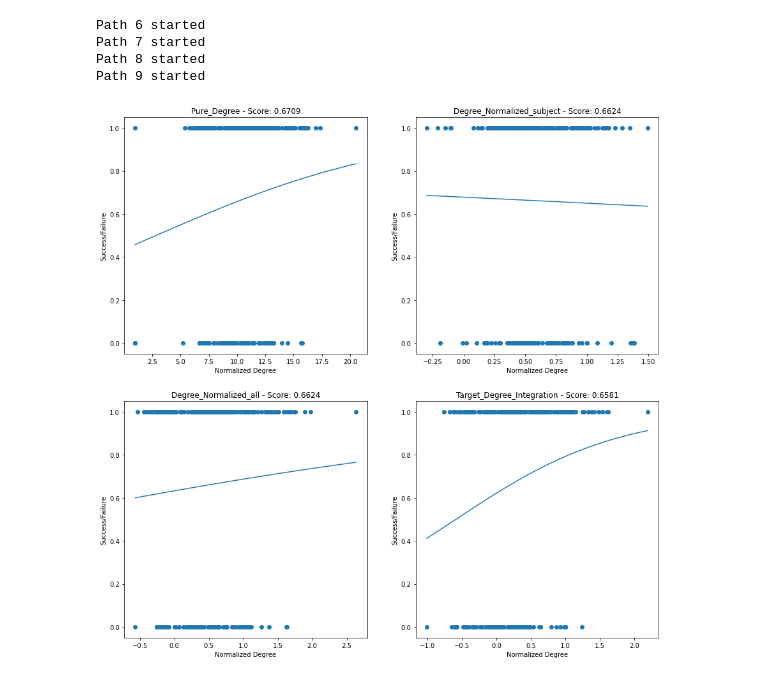
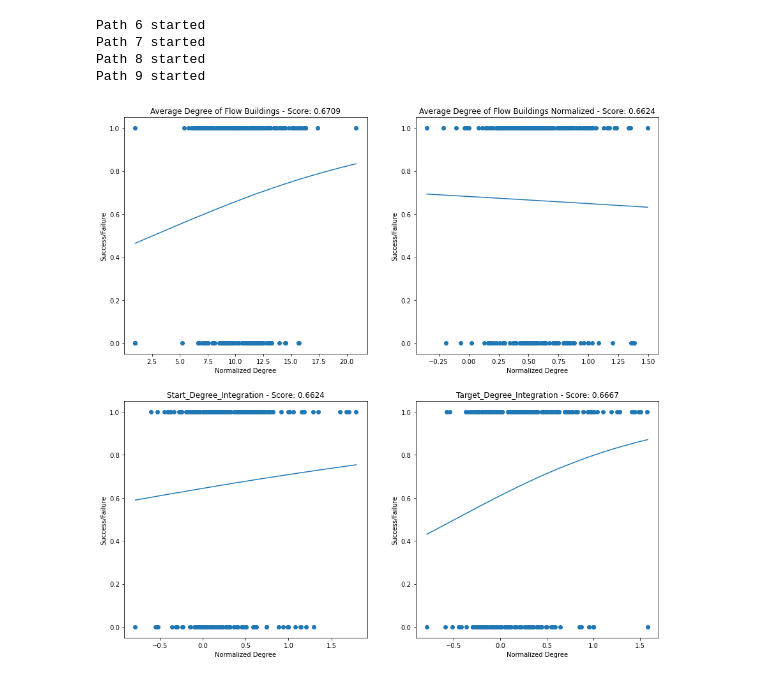
Before and after one commit to lucasessmann/GTA_ET, a Jupyter notebook: FlowAnalysis.ipynb, the cells around one changed output. Cells and saved outputs as stored; diff of their text form; code cells hidden in the pictures.

Commit message:
Flow optimization prep

```diff
--- a/FlowAnalysis.ipynb
+++ b/FlowAnalysis.ipynb
@@ -1847,8 +1847,8 @@ std_all = np.nanstd(np.array(mean_house_degree.iloc[:,1:]))
 
 normalized_degree_subject_df = pd.DataFrame()
 target_norm_df = pd.DataFrame()
-normalized_df = pd.DataFrame()
 degree_df = pd.DataFrame()
+start_normalized_df = pd.DataFrame()
 success_df = pd.DataFrame()
 
 
@@ -1899,7 +1899,7 @@ for condition in conditions:
 
         normalized_degrees_subject = []
         target_normalized = []
-        normalized_degrees = []
+        start_normalized = []
         degrees = []
         successes = []
 
@@ -1946,27 +1946,41 @@ for condition in conditions:
             # append average degrees
             average_degree_all = []
             average_degree_buildings = []
+            norm_degree_dist = []
 
+            # average degree over all subject buildings, NOT normalized
             average_degree_all = \
                 mean_house_degree[mean_house_degree.Subject==str(subject)].iloc[:,1:].mean(axis=1).item()
 
+            # STD of degree over all subject buildings, NOT normalized
             std_degree_all = \
                 mean_house_degree[mean_house_degree.Subject==str(subject)].iloc[:,1:].std(axis=1).item()
 
+            # Degree list subject normalized
+            norm_degree_dist = (mean_house_degree[mean_house_degree.Subject==str(subject)].iloc[:,1:] - average_degree_all)/std_degree_all
+
+            # Degree list of flow buildings of subject normalized
             average_degree_buildings = \
-                np.nanmean(mean_house_degree[mean_house_degree.Subject==str(subject)][np.unique(flow_buildings)])
+                np.nanmean(mean_house_degree[mean_house_degree.Subject==str(subject)].iloc[:,1:][np.unique(flow_buildings)])
 
+            # Average Degree of Flow Buildings
+            average_degree_buildings_norm = \
+                np.nanmean(norm_degree_dist[np.unique(flow_buildings)])
+
+
+            # Average Degree of Flow Buildings Normalized
             degrees.append(average_degree_buildings)
+            normalized_degrees_subject.append(average_degree_buildings_norm)
 
-            normalized_degree_subject = (average_degree_buildings-average_degree_all)/std_degree_all
-            normalized_degrees_subject.append(normalized_degree_subject)
 
-            normalized_degree = (average_degree_buildings-mean_all)/std_all
-            normalized_degrees.append(normalized_degree)
+            # Target_Degree_Integration
+            target_degree_mean = (average_degree_buildings_norm + (target_degree-average_degree_all)/std_degree_all)/2
+            target_normalized.append(target_degree_mean)
 
-            target_degree_mean = (average_degree_buildings + target_degree)/2
-            target_normalized_degree = (target_degree_mean-mean_all)/std_all
-            target_normalized.append(target_normalized_degree)
+
+            # Target_Degree_Integration
+            start_degree_mean = (average_degree_buildings_norm + (source_degree-average_degree_all)/std_degree_all)/2
+            start_normalized.append(start_degree_mean)
 
             # append successes
             subject_success = subject_data_performance[subject_data_performance.SubjectID == subject][path_success_str].item()
@@ -1975,7 +1989,7 @@ for condition in conditions:
 
         normalized_degree_subject_df[path_str] = normalized_degrees_subject
         target_norm_df[path_str] = target_normalized
-        normalized_df[path_str] = normalized_degrees
+        start_normalized_df[path_str] = start_normalized
         degree_df[path_str] = degrees
         success_df[path_str] = successes
 # %% [output]
@@ -1992,11 +2006,12 @@ Path 9 started
 # Logistic regression
 plt.figure(figsize=(15,15))
 
-dataframes = [degree_df, normalized_degree_subject_df, normalized_df, target_norm_df]
-dataframe_types = ['Pure_Degree',
-                   'Degree_Normalized_subject',
-                   'Degree_Normalized_all',
+dataframes = [degree_df, normalized_degree_subject_df, start_normalized_df, target_norm_df]
+dataframe_types = ['Average Degree of Flow Buildings',
+                   'Average Degree of Flow Buildings Normalized',
+                   'Start_Degree_Integration',
                    'Target_Degree_Integration']
+
 idx = 0
 
 for dataframe in dataframes:
@@ -2007,34 +2022,34 @@ for dataframe in dataframes:
     dataset = np.nan_to_num(dataset, copy=True, nan=1.0, posinf=None, neginf=None)
     dataset = dataset.reshape(-1,1)
     dataset = dataset.astype(float)
 
     successes = []
     successes = success_df.copy()
     successes = np.array(successes)
     successes = np.nan_to_num(successes, copy=True, nan=0.0, posinf=None, neginf=None)
     successes = successes.reshape(-1,1)
     successes = successes.astype(int)
 
 
     plt.subplot(2,2,idx+1)
 
     clf = LogisticRegression().fit(dataset, successes)
     coef = clf.coef_;
     intercept = clf.intercept_;
     x_in = np.linspace(min(dataset), max(dataset), 100);
     y = sigmoid(coef * x_in + intercept)
 
     plt.scatter(dataset, successes)
     plt.plot(x_in, y);
     fit_pctg = clf.score(dataset, successes);
 
     plt.title(dataframe_types[idx] + ' - Score: ' + str(round(clf.score(dataset,successes),4)))
     plt.xlabel("Normalized Degree")
     plt.ylabel("Success/Failure")
 
     idx +=1
 # %% [output]
-[figure, old version]
+[figure, new version]
 # %%
 # Logistic regression
 
```
Also changed, not shown: parts of 1 cell of this notebook.
